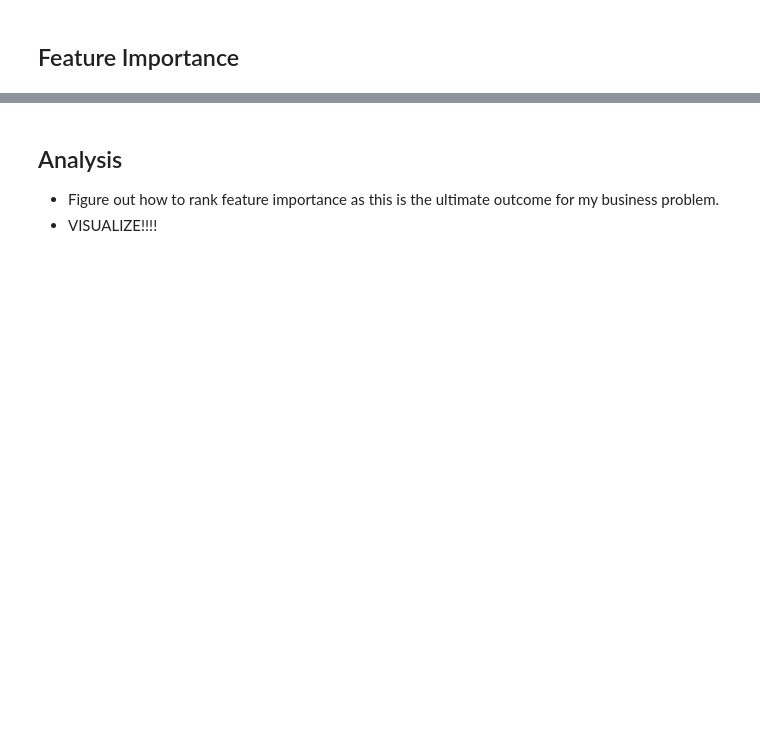
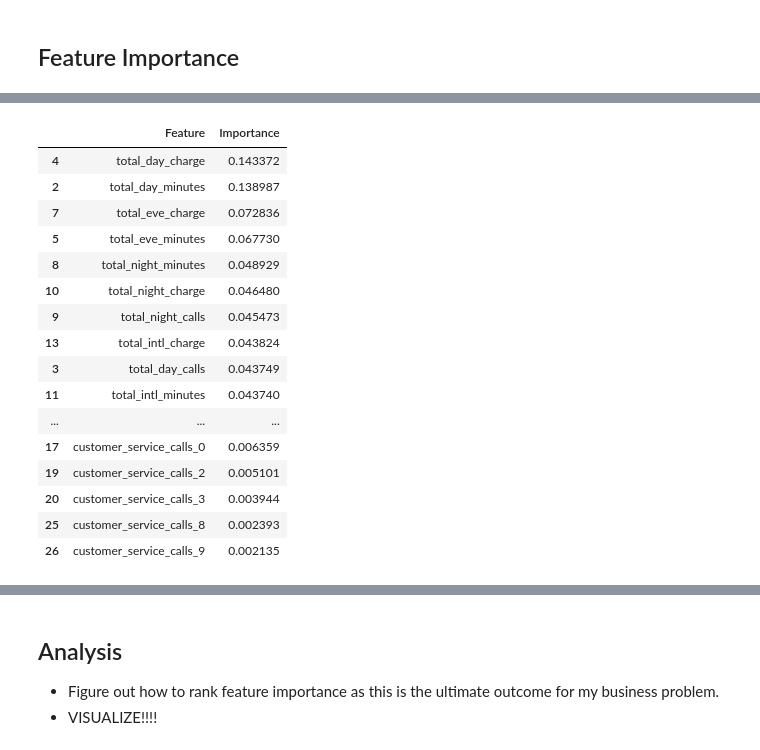
Before and after one commit to jxn628/syriatel-churn-analysis, a Jupyter notebook: student.ipynb, the cells around one changed output, grey strips where cells are left out. Saved outputs shown, nothing was run; the diff lists cells and outputs as text; code cells hidden in the pictures; blank space fills up the shorter version.

```diff
--- a/student.ipynb
+++ b/student.ipynb
@@ -412,0 +501,21 @@ plt.show()
+# %%
+feature_importance_df = feature_importance_df.sort_values('Importance', ascending=False)
+feature_importance_df
+# %% [output]
+|  | Feature | Importance |
+| 4 | total_day_charge | 0.143372 |
+| 2 | total_day_minutes | 0.138987 |
+| 7 | total_eve_charge | 0.072836 |
+| 5 | total_eve_minutes | 0.067730 |
+| 8 | total_night_minutes | 0.048929 |
+| 10 | total_night_charge | 0.046480 |
+| 9 | total_night_calls | 0.045473 |
+| 13 | total_intl_charge | 0.043824 |
+| 3 | total_day_calls | 0.043749 |
+| 11 | total_intl_minutes | 0.043740 |
+| ... | ... | ... |
+| 17 | customer_service_calls_0 | 0.006359 |
+| 19 | customer_service_calls_2 | 0.005101 |
+| 20 | customer_service_calls_3 | 0.003944 |
+| 25 | customer_service_calls_8 | 0.002393 |
+| 26 | customer_service_calls_9 | 0.002135 |
```
Also changed, not shown: parts of 30 cells of this notebook.
